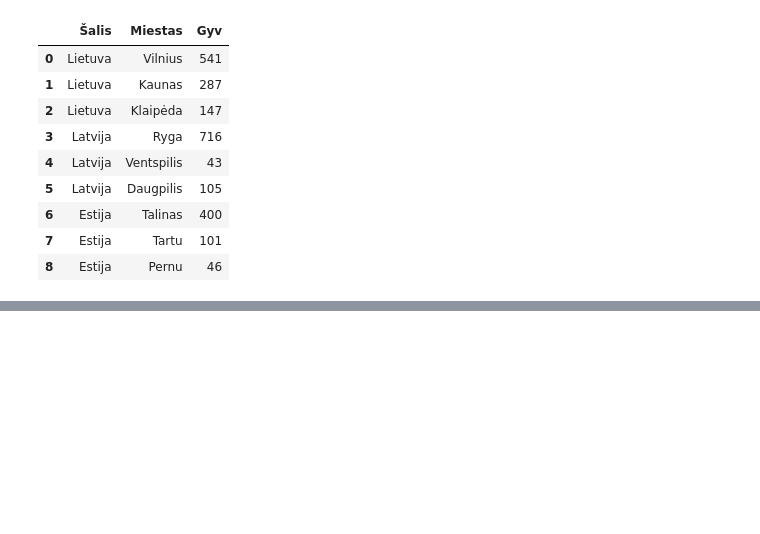
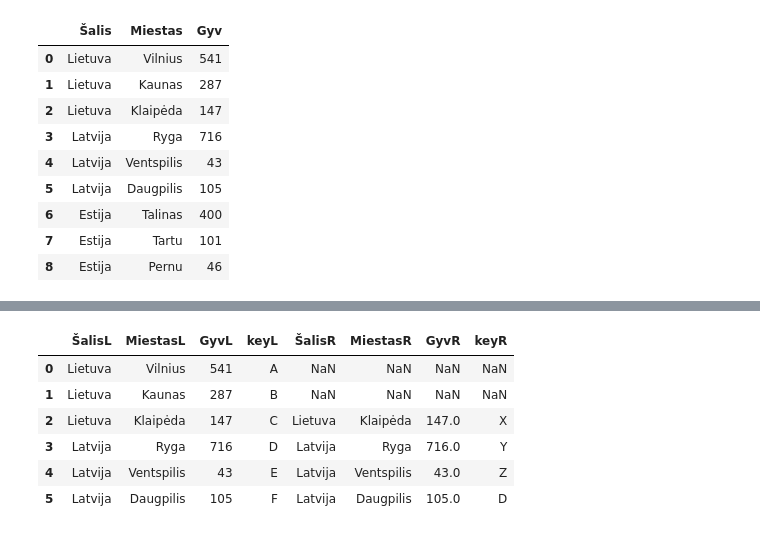
Before and after one commit to nikipaj1/teaching, a Jupyter notebook: pamoka_6/pamoka_6.ipynb, the cells around one changed output, grey strips where cells are left out. Drawn from its saved outputs; the diff is of its cells as text; code cells hidden in the pictures; blank space fills up the shorter version.

```diff
--- a/pamoka_6/pamoka_6.ipynb
+++ b/pamoka_6/pamoka_6.ipynb
@@ -284,0 +413,10 @@ pd.concat([df1, df2])    # .drop_duplicates() jeigu potencialiai gali lenta ture
+# %%
+df1.join(df4, lsuffix='L', rsuffix='R')
+# %% [output]
+|  | ŠalisL | MiestasL | GyvL | keyL | ŠalisR | MiestasR | GyvR | keyR |
+| 0 | Lietuva | Vilnius | 541 | A | NaN | NaN | NaN | NaN |
+| 1 | Lietuva | Kaunas | 287 | B | NaN | NaN | NaN | NaN |
+| 2 | Lietuva | Klaipėda | 147 | C | Lietuva | Klaipėda | 147.0 | X |
+| 3 | Latvija | Ryga | 716 | D | Latvija | Ryga | 716.0 | Y |
+| 4 | Latvija | Ventspilis | 43 | E | Latvija | Ventspilis | 43.0 | Z |
+| 5 | Latvija | Daugpilis | 105 | F | Latvija | Daugpilis | 105.0 | D |
```
Also changed, not shown: parts of 25 cells of this notebook, 3 other files.
